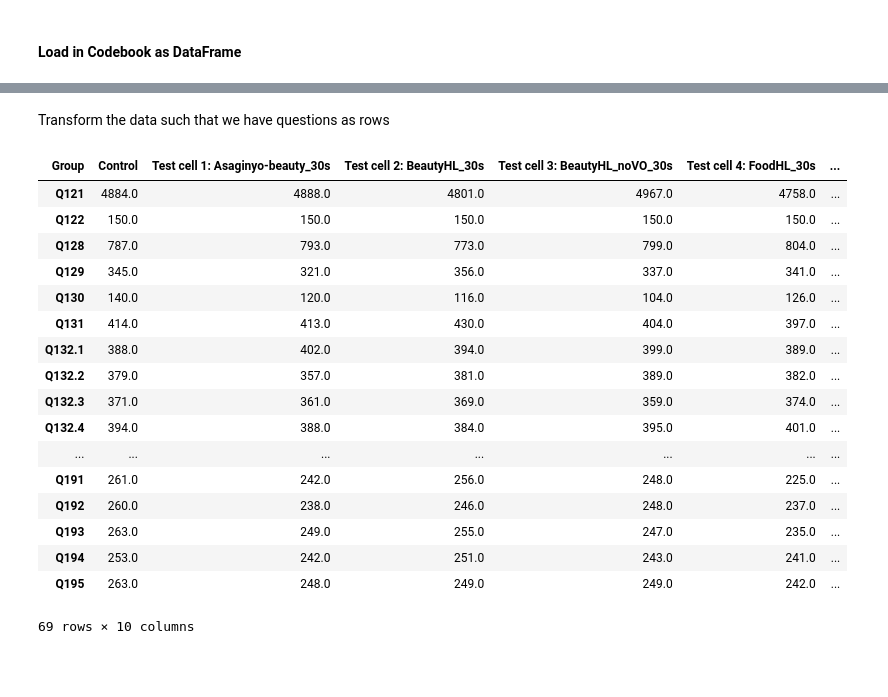
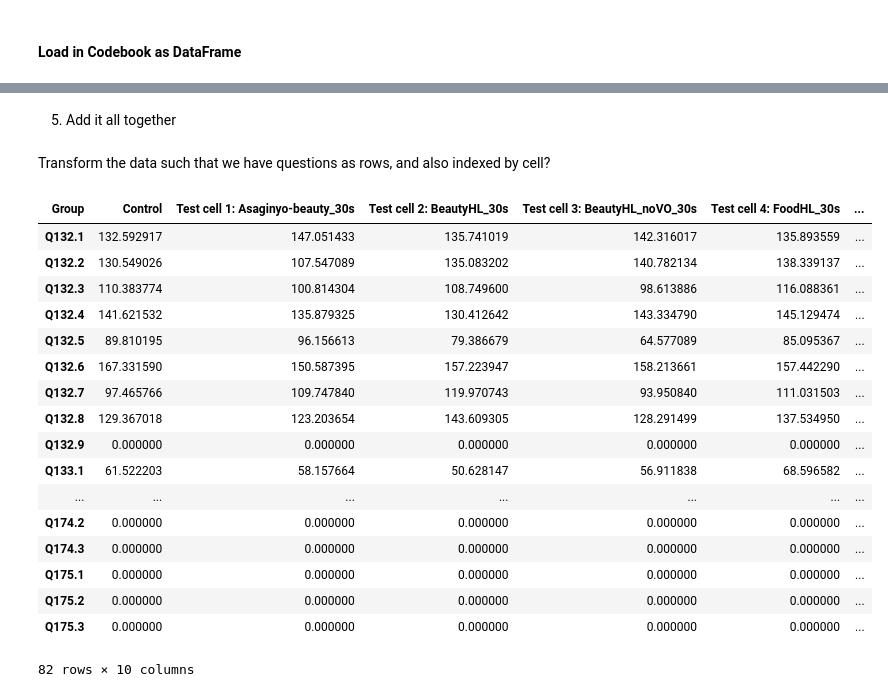
Before and after one commit to charles-tan-essence/essence_stuff, a Jupyter notebook: Q419 YT Flywheel/Creative Testing/CT Notebook.ipynb, the cells around one changed output, grey strips where cells are left out. Cells and saved outputs as stored; diff of their text form; code cells hidden in the pictures; blank space fills up the shorter version.

```diff
--- a/Q419 YT Flywheel/Creative Testing/CT Notebook.ipynb
+++ b/Q419 YT Flywheel/Creative Testing/CT Notebook.ipynb
@@ -106,0 +79,9 @@ df
+# %%
+df = data_df.copy()
+
+multi_select_questions = codebook_df[codebook_df['Question/Answer'].isin(['Not shown', 'Unchecked', 'Checked'])]['Variable'].unique().tolist()
+
+df[multi_select_questions] = df[multi_select_questions].replace('', np.nan) - 1
+
+multi_select_df = df[multi_select_questions].multiply(weights, axis=0).add_suffix('_R')
+multi_select_df
@@ -106,0 +179,2 @@ df
+# %% [markdown]
+5. Add it all together
@@ -107,27 +183,33 @@ df
 # %% [markdown]
-Transform the data such that we have questions as rows
+Transform the data such that we have questions as rows, and also indexed by cell?
 # %%
-table = df.copy()
+table = df[['Default Weights', 'Group', *multi_select_questions]].copy()
 
-questions = [question for question in df.columns.tolist() if (question != 'Default Weights') and (question != cell_question) and (question != 'Group')]
-table = pd.pivot_table(table, values=questions, columns=['Group'], aggfunc='sum')
+questions = [question for question in df.columns.tolist() if (question != 'Default Weights') and (question != cell_variable) and (question != 'Group')]
+
+
+table[multi_select_questions] = table[multi_select_questions].multiply(table['Default Weights'], axis=0)
+
+#print(len(table[multi_select_questions]), len(table['Default Weights']))
+
+table = pd.pivot_table(table, values=multi_select_questions, columns=['Group'], aggfunc='sum')
 table
 # %% [output]
 | Group | Control | Test cell 1: Asaginyo-beauty_30s | Test cell 2: BeautyHL_30s | Test cell 3: BeautyHL_noVO_30s | Test cell 4: FoodHL_30s | ... |
-| Q121 | 4884.0 | 4888.0 | 4801.0 | 4967.0 | 4758.0 | ... |
-| Q122 | 150.0 | 150.0 | 150.0 | 150.0 | 150.0 | ... |
-| Q128 | 787.0 | 793.0 | 773.0 | 799.0 | 804.0 | ... |
-| Q129 | 345.0 | 321.0 | 356.0 | 337.0 | 341.0 | ... |
-| Q130 | 140.0 | 120.0 | 116.0 | 104.0 | 126.0 | ... |
-| Q131 | 414.0 | 413.0 | 430.0 | 404.0 | 397.0 | ... |
-| Q132.1 | 388.0 | 402.0 | 394.0 | 399.0 | 389.0 | ... |
-| Q132.2 | 379.0 | 357.0 | 381.0 | 389.0 | 382.0 | ... |
-| Q132.3 | 371.0 | 361.0 | 369.0 | 359.0 | 374.0 | ... |
-| Q132.4 | 394.0 | 388.0 | 384.0 | 395.0 | 401.0 | ... |
+| Q132.1 | 132.592917 | 147.051433 | 135.741019 | 142.316017 | 135.893559 | ... |
+| Q132.2 | 130.549026 | 107.547089 | 135.083202 | 140.782134 | 138.339137 | ... |
+| Q132.3 | 110.383774 | 100.814304 | 108.749600 | 98.613886 | 116.088361 | ... |
+| Q132.4 | 141.621532 | 135.879325 | 130.412642 | 143.334790 | 145.129474 | ... |
+| Q132.5 | 89.810195 | 96.156613 | 79.386679 | 64.577089 | 85.095367 | ... |
+| Q132.6 | 167.331590 | 150.587395 | 157.223947 | 158.213661 | 157.442290 | ... |
+| Q132.7 | 97.465766 | 109.747840 | 119.970743 | 93.950840 | 111.031503 | ... |
+| Q132.8 | 129.367018 | 123.203654 | 143.609305 | 128.291499 | 137.534950 | ... |
+| Q132.9 | 0.000000 | 0.000000 | 0.000000 | 0.000000 | 0.000000 | ... |
+| Q133.1 | 61.522203 | 58.157664 | 50.628147 | 56.911838 | 68.596582 | ... |
 | ... | ... | ... | ... | ... | ... | ... |
-| Q191 | 261.0 | 242.0 | 256.0 | 248.0 | 225.0 | ... |
-| Q192 | 260.0 | 238.0 | 246.0 | 248.0 | 237.0 | ... |
-| Q193 | 263.0 | 249.0 | 255.0 | 247.0 | 235.0 | ... |
-| Q194 | 253.0 | 242.0 | 251.0 | 243.0 | 241.0 | ... |
-| Q195 | 263.0 | 248.0 | 249.0 | 249.0 | 242.0 | ... |
+| Q174.2 | 0.000000 | 0.000000 | 0.000000 | 0.000000 | 0.000000 | ... |
+| Q174.3 | 0.000000 | 0.000000 | 0.000000 | 0.000000 | 0.000000 | ... |
+| Q175.1 | 0.000000 | 0.000000 | 0.000000 | 0.000000 | 0.000000 | ... |
+| Q175.2 | 0.000000 | 0.000000 | 0.000000 | 0.000000 | 0.000000 | ... |
+| Q175.3 | 0.000000 | 0.000000 | 0.000000 | 0.000000 | 0.000000 | ... |
-69 rows × 10 columns
+82 rows × 10 columns
```
Also changed, not shown: parts of 13 cells of this notebook.
